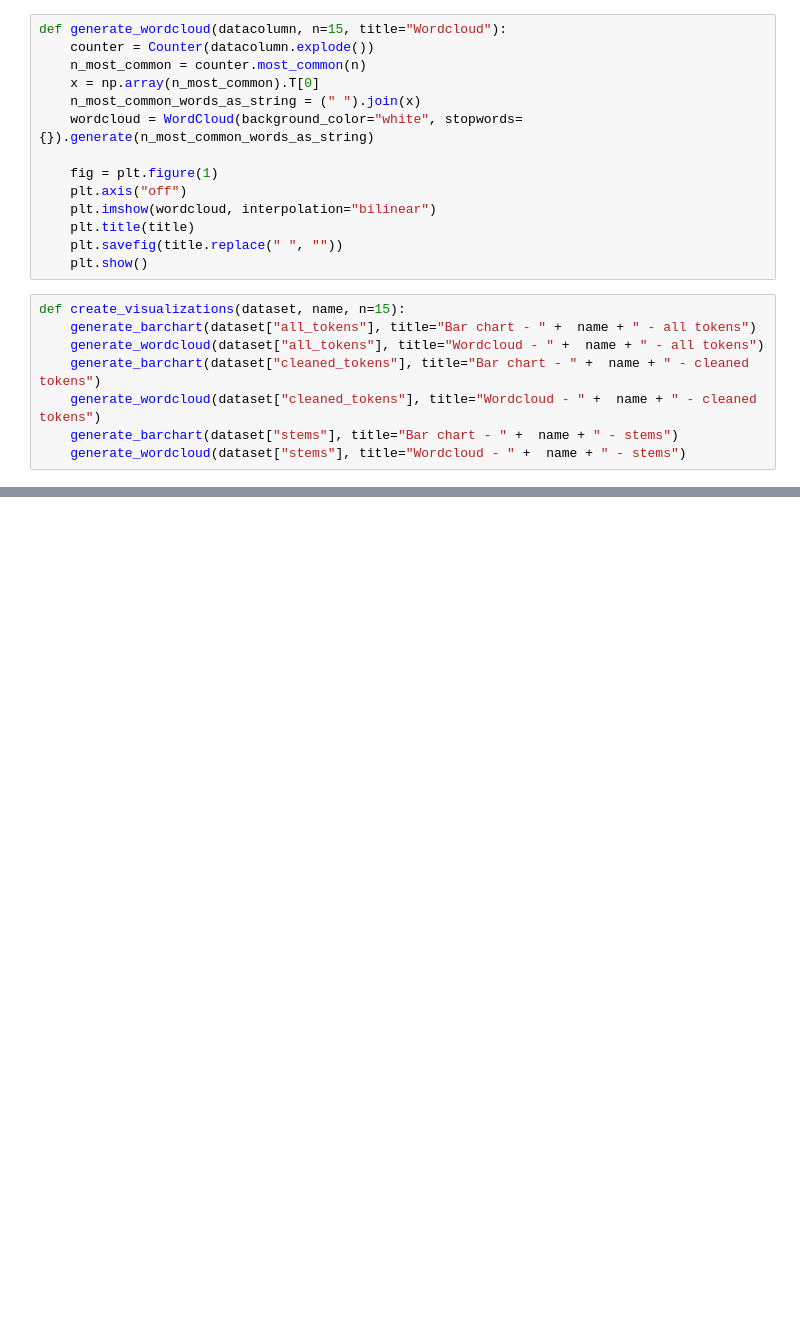
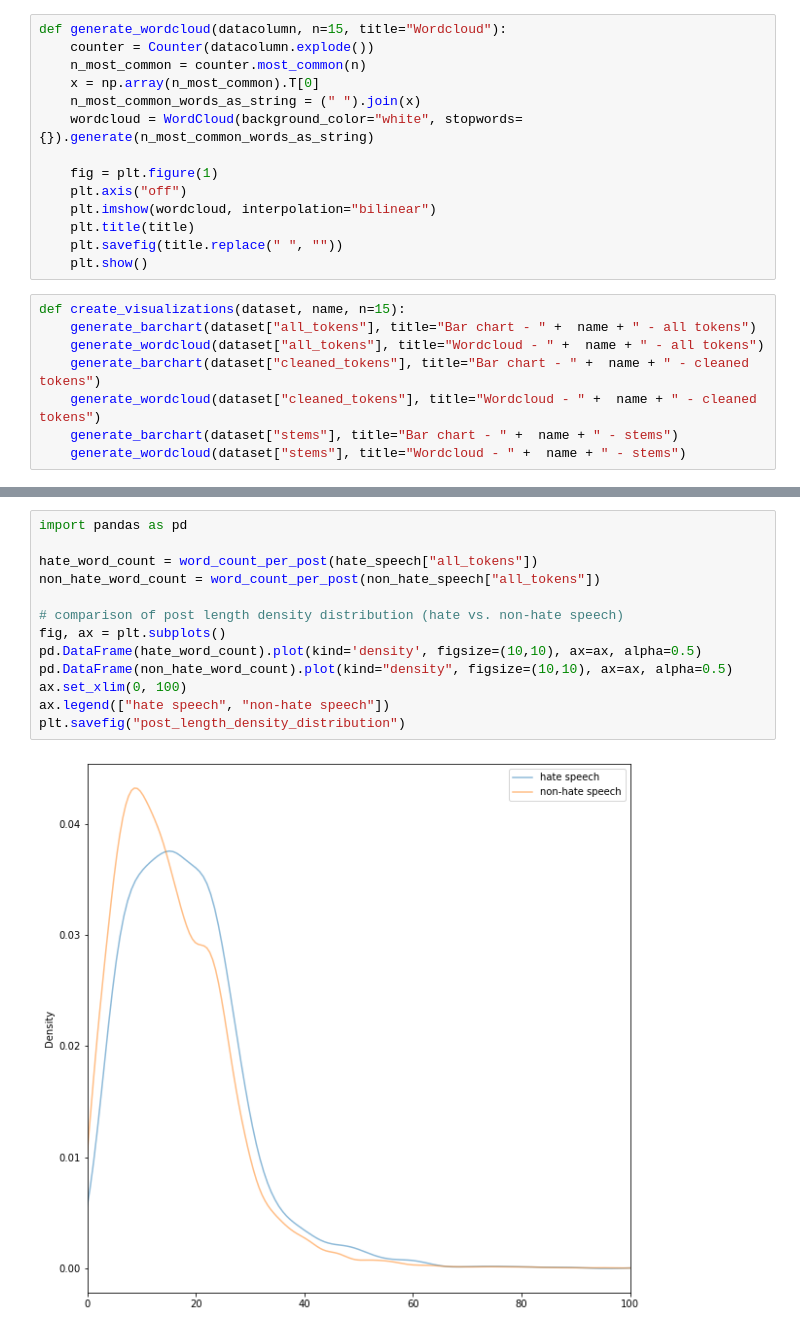
Before and after one commit to fidsusj/HateSpeechDetection, a Jupyter notebook: src/data_visualization.ipynb, the cells around one changed output, grey strips where cells are left out. Drawn from its saved outputs; the diff is of its cells as text; blank space fills up the shorter version.

```diff
--- a/src/data_visualization.ipynb
+++ b/src/data_visualization.ipynb
@@ -126,0 +169,15 @@ create_visualizations(non_hate_speech, "Non-Hate Speech", n=15)
+# %%
+import pandas as pd
+
+hate_word_count = word_count_per_post(hate_speech["all_tokens"])
+non_hate_word_count = word_count_per_post(non_hate_speech["all_tokens"])
+
+# comparison of post length density distribution (hate vs. non-hate speech)
+fig, ax = plt.subplots()
+pd.DataFrame(hate_word_count).plot(kind='density', figsize=(10,10), ax=ax, alpha=0.5)
+pd.DataFrame(non_hate_word_count).plot(kind="density", figsize=(10,10), ax=ax, alpha=0.5)
+ax.set_xlim(0, 100)
+ax.legend(["hate speech", "non-hate speech"])
+plt.savefig("post_length_density_distribution")
+# %% [output]
+[figure, added]
```
Also changed, not shown: parts of 4 cells of this notebook, 6 other files.
